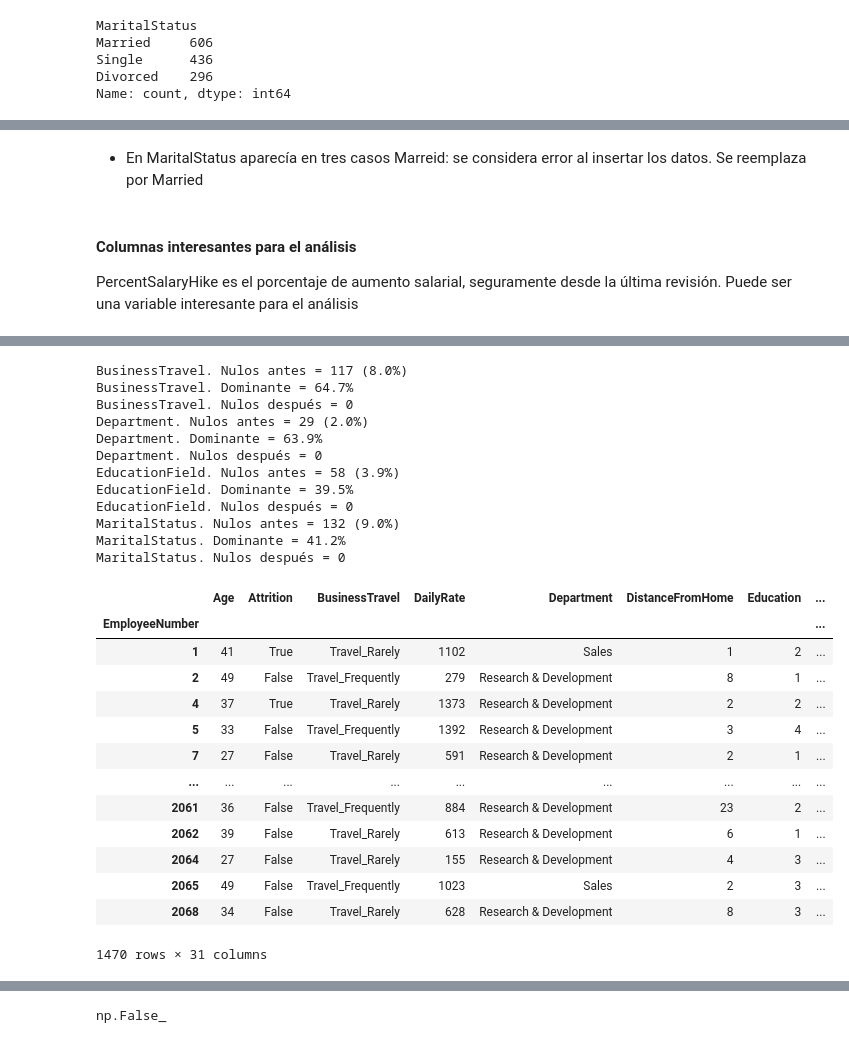
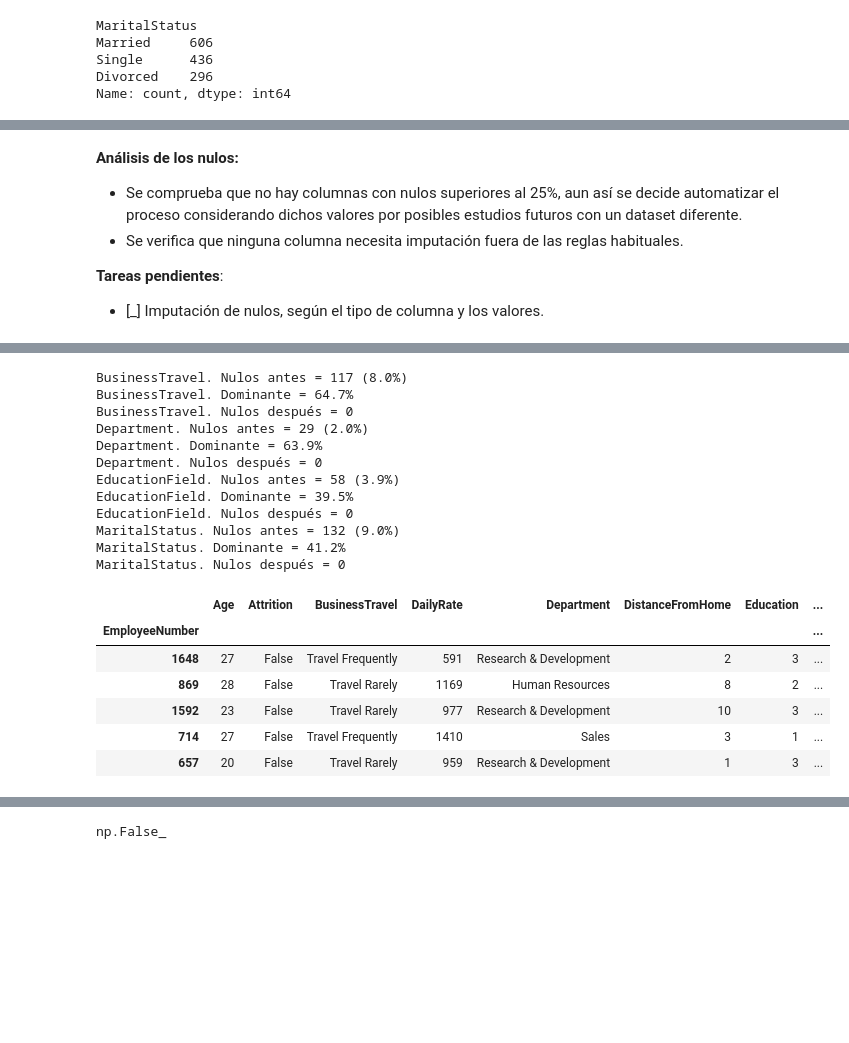
Before and after one commit to Adalab/project-da-promo-67-modulo-3-team-2, a Jupyter notebook: EDA_transformacion_limpieza.ipynb, the cells around one changed output, grey strips where cells are left out. Saved outputs shown, nothing was run; the diff lists cells and outputs as text; code cells hidden in the pictures; blank space fills up the shorter version.

Commit message:
Actualización de EDA con comentarios, markdowns y revisión completa

```diff
--- a/EDA_transformacion_limpieza.ipynb
+++ b/EDA_transformacion_limpieza.ipynb
@@ -287,0 +300,4 @@ Length: 2, dtype: str
+# %%
+# Cambiamos guiones bajos de BusinessTrave por espacios
+df['BusinessTravel'] = df['BusinessTravel'].str.replace("_", " ")
+df.head(5)
@@ -364,7 +389,10 @@ Name: count, dtype: int64
-# %% [markdown]
-- En MaritalStatus aparecía en tres casos Marreid: se considera error al insertar los datos. Se reemplaza por Married
-# %% [markdown]
-#### Columnas interesantes para el análisis
-
-PercentSalaryHike es el porcentaje de aumento salarial, seguramente desde la última revisión. Puede ser una variable interesante para el análisis
+# %% [markdown]
+**Análisis de los nulos:**
+
+* Se comprueba que no hay columnas con nulos superiores al 25%, aun así se decide automatizar el proceso considerando dichos valores por posibles estudios futuros con un dataset diferente.
+* Se verifica que ninguna columna necesita imputación fuera de las reglas habituales.
+
+**Tareas pendientes**:
+
+- [_] Imputación de nulos, según el tipo de columna y los valores.
 # %%
@@ -415,33 +454,27 @@ def sustitucion_nulos_categoricas(df):
 
     return df
 # %%
+# Ejecución de la función e imputación de las columnas categóricas
 df_cat_limpio = sustitucion_nulos_categoricas(df)
-df_cat_limpio
+df_cat_limpio.sample(5)
 # %% [output]
 BusinessTravel. Nulos antes = 117 (8.0%)
 BusinessTravel. Dominante = 64.7%
 BusinessTravel. Nulos después = 0
 Department. Nulos antes = 29 (2.0%)
 Department. Dominante = 63.9%
 Department. Nulos después = 0
 EducationField. Nulos antes = 58 (3.9%)
 EducationField. Dominante = 39.5%
 EducationField. Nulos después = 0
 MaritalStatus. Nulos antes = 132 (9.0%)
 MaritalStatus. Dominante = 41.2%
 MaritalStatus. Nulos después = 0
 |  | Age | Attrition | BusinessTravel | DailyRate | Department | DistanceFromHome | Education | ... |
 | EmployeeNumber |  |  |  |  |  |  |  | ... |
-| 1 | 41 | True | Travel_Rarely | 1102 | Sales | 1 | 2 | ... |
-| 2 | 49 | False | Travel_Frequently | 279 | Research & Development | 8 | 1 | ... |
-| 4 | 37 | True | Travel_Rarely | 1373 | Research & Development | 2 | 2 | ... |
-| 5 | 33 | False | Travel_Frequently | 1392 | Research & Development | 3 | 4 | ... |
-| 7 | 27 | False | Travel_Rarely | 591 | Research & Development | 2 | 1 | ... |
-| ... | ... | ... | ... | ... | ... | ... | ... | ... |
-| 2061 | 36 | False | Travel_Frequently | 884 | Research & Development | 23 | 2 | ... |
-| 2062 | 39 | False | Travel_Rarely | 613 | Research & Development | 6 | 1 | ... |
-| 2064 | 27 | False | Travel_Rarely | 155 | Research & Development | 4 | 3 | ... |
-| 2065 | 49 | False | Travel_Frequently | 1023 | Sales | 2 | 3 | ... |
-| 2068 | 34 | False | Travel_Rarely | 628 | Research & Development | 8 | 3 | ... |
+| 1648 | 27 | False | Travel Frequently | 591 | Research & Development | 2 | 3 | ... |
+| 869 | 28 | False | Travel Rarely | 1169 | Human Resources | 8 | 2 | ... |
+| 1592 | 23 | False | Travel Rarely | 977 | Research & Development | 10 | 3 | ... |
+| 714 | 27 | False | Travel Frequently | 1410 | Sales | 3 | 1 | ... |
+| 657 | 20 | False | Travel Rarely | 959 | Research & Development | 1 | 3 | ... |
-1470 rows × 31 columns
 # %%
```
Also changed, not shown: parts of 52 cells of this notebook, 1 other file.
